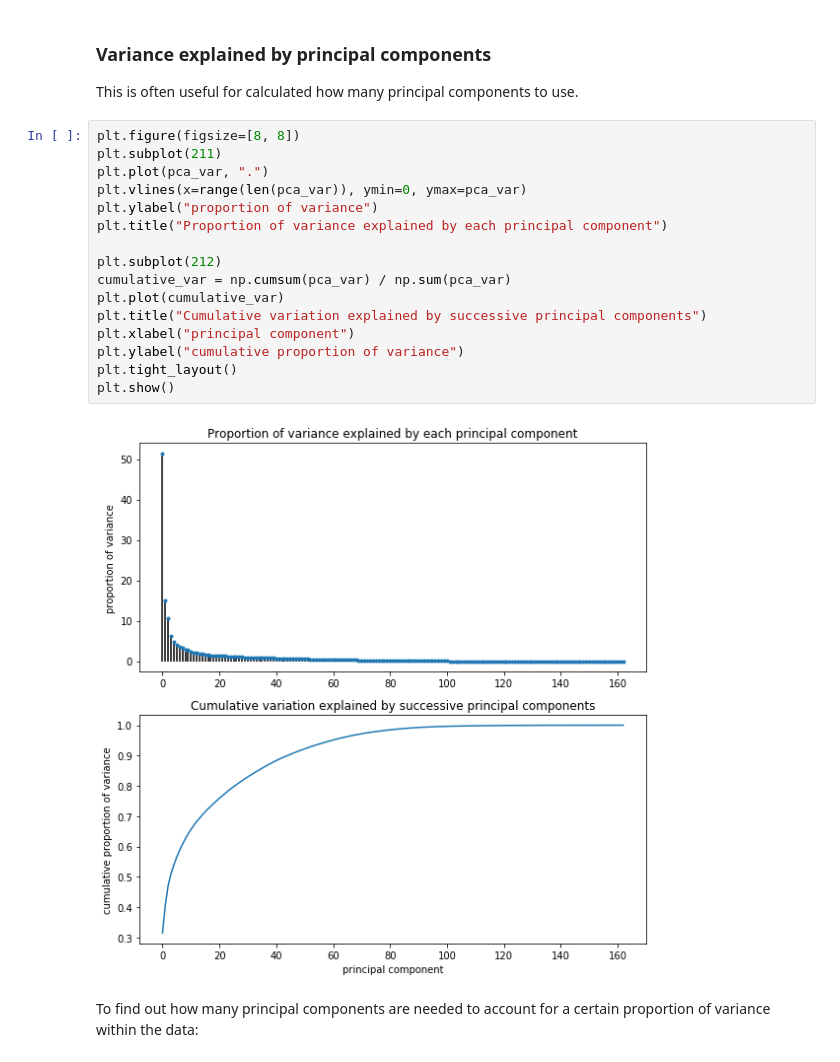
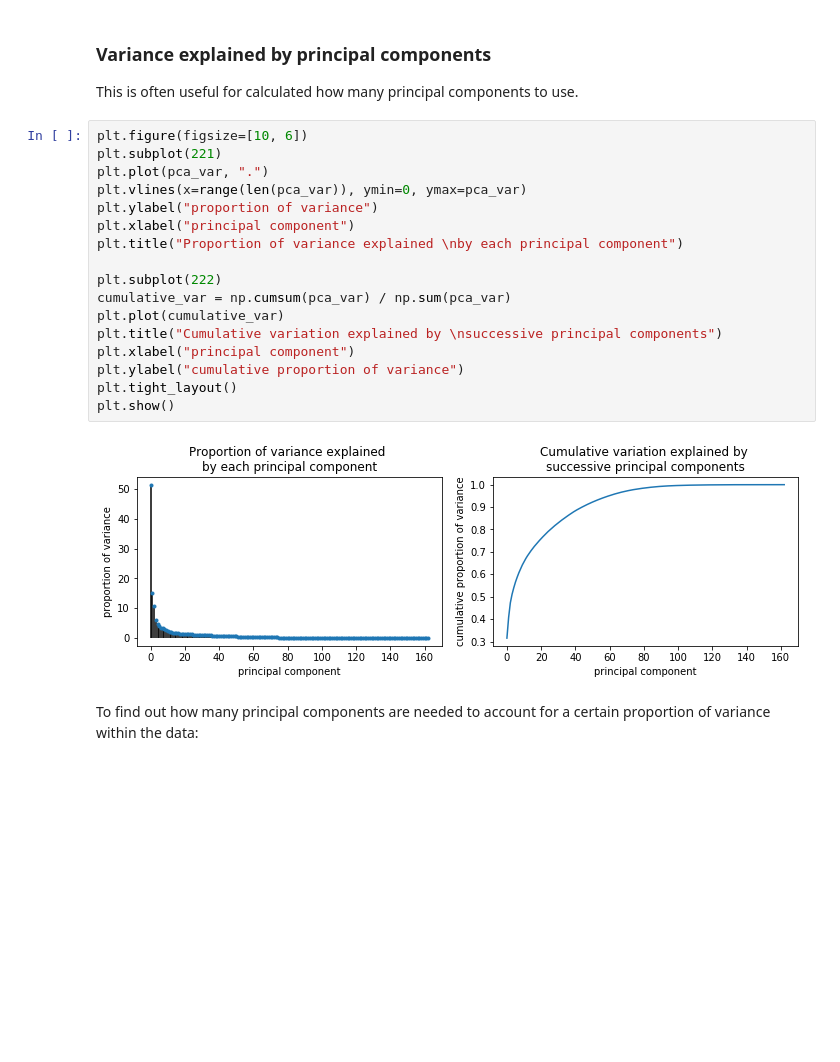
Before and after one commit to Swarchal/notebooks, a Jupyter notebook: intro_to_morar.ipynb, the cells around one changed output. Cells and saved outputs as stored; diff of their text form; blank space fills up the shorter version.

```diff
--- a/intro_to_morar.ipynb
+++ b/intro_to_morar.ipynb
@@ -255,23 +237,24 @@ plt.show()
 
 This is often useful for calculated how many principal components to use.
 # %%
-plt.figure(figsize=[8, 8])
-plt.subplot(211)
+plt.figure(figsize=[10, 6])
+plt.subplot(221)
 plt.plot(pca_var, ".")
 plt.vlines(x=range(len(pca_var)), ymin=0, ymax=pca_var)
 plt.ylabel("proportion of variance")
-plt.title("Proportion of variance explained by each principal component")
+plt.xlabel("principal component")
+plt.title("Proportion of variance explained \nby each principal component")
 
-plt.subplot(212)
+plt.subplot(222)
 cumulative_var = np.cumsum(pca_var) / np.sum(pca_var)
 plt.plot(cumulative_var)
-plt.title("Cumulative variation explained by successive principal components")
+plt.title("Cumulative variation explained by \nsuccessive principal components")
 plt.xlabel("principal component")
 plt.ylabel("cumulative proportion of variance")
 plt.tight_layout()
 plt.show()
 # %% [output]
-[figure, old version]
+[figure, new version]
 # %% [markdown]
 To find out how many principal components are needed to account for a certain proportion of variance within the data:
 # %%
```
Also changed, not shown: parts of 4 cells of this notebook.
